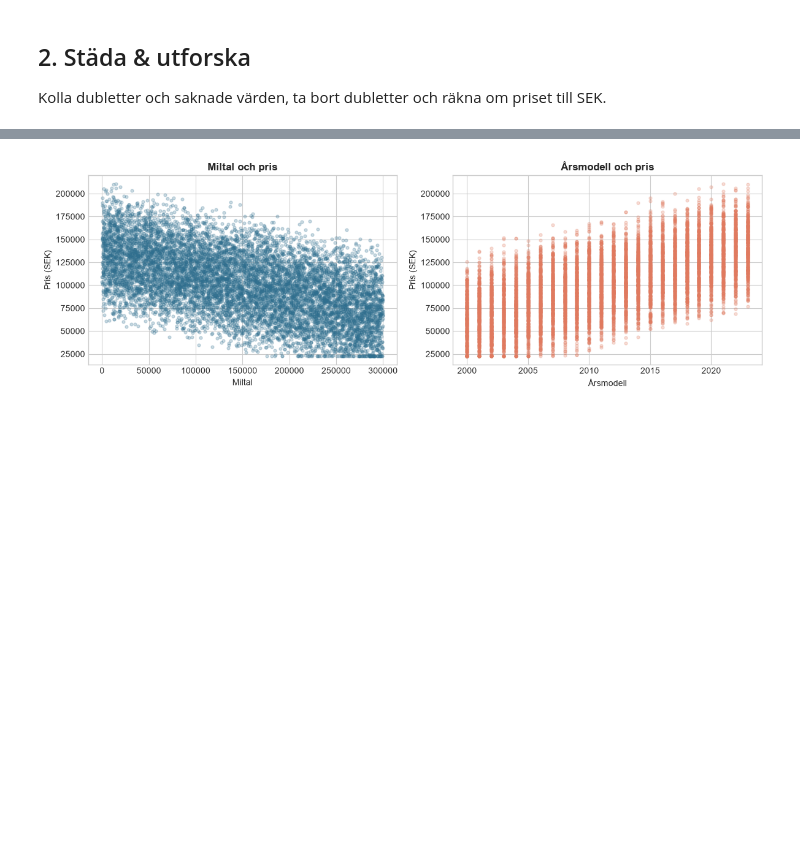
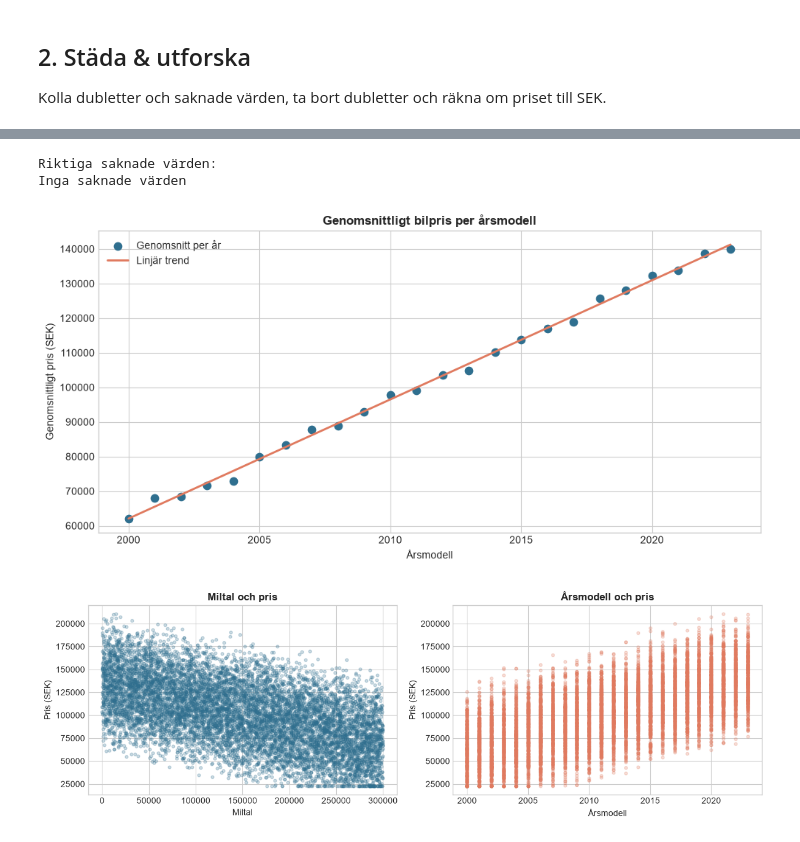
Before and after one commit to maxbergqv1st/car_data_register, a Jupyter notebook: pipeline.ipynb, the cells around one changed output, grey strips where cells are left out. Saved outputs shown, nothing was run; the diff lists cells and outputs as text; code cells hidden in the pictures; blank space fills up the shorter version.

```diff
--- a/pipeline.ipynb
+++ b/pipeline.ipynb
@@ -107,3 +113,25 @@ dtype: int64
+# %%
+missing = df.isna().sum()
+print("Riktiga saknade värden:")
+print(missing[missing > 0] if missing.any() else "Inga saknade värden")
+
+year_average = df.groupby("Year", as_index=False)["price_sek"].mean()
+year_model = LinearRegression().fit(year_average[["Year"]], year_average["price_sek"])
+year_average["trend_price"] = year_model.predict(year_average[["Year"]])
+
+plt.figure(figsize=(10, 5))
+plt.scatter(year_average["Year"], year_average["price_sek"], color="#2f6f8f", s=55, label="Genomsnitt per år")
+plt.plot(year_average["Year"], year_average["trend_price"], color="#e07a5f", linewidth=2, label="Linjär trend")
+plt.title("Genomsnittligt bilpris per årsmodell")
+plt.xlabel("Årsmodell")
+plt.ylabel("Genomsnittligt pris (SEK)")
+plt.legend()
+plt.tight_layout()
+plt.show()
+# %% [output]
+Riktiga saknade värden:
+Inga saknade värden
+[figure, added]
 # %%
 fig, axes = plt.subplots(1, 2, figsize=(12, 4))
 
```
Also changed, not shown: parts of 12 cells of this notebook, 1 other file.
